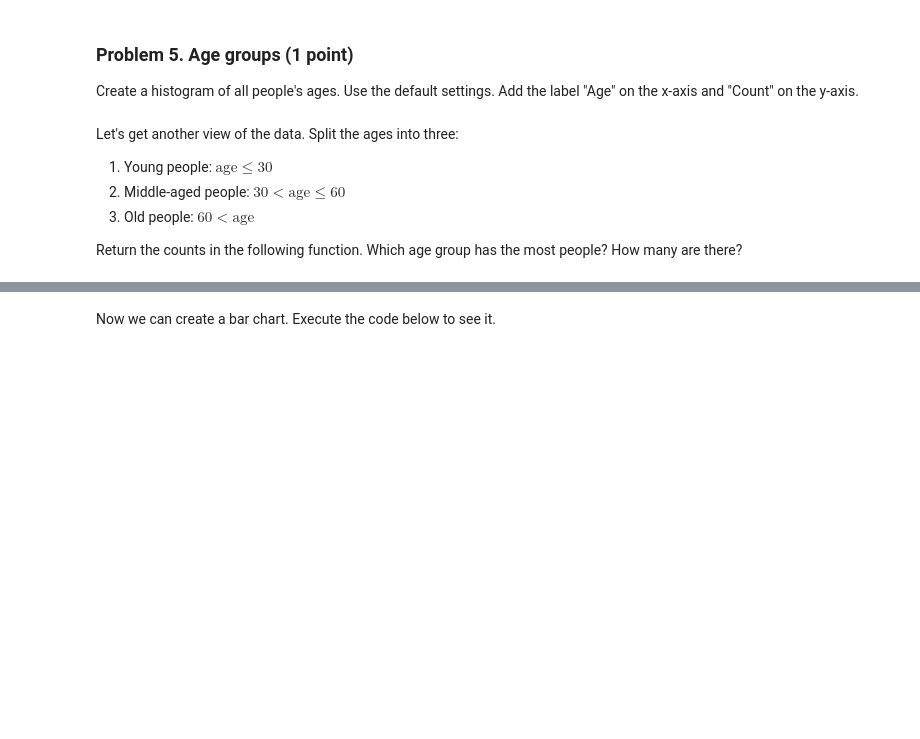
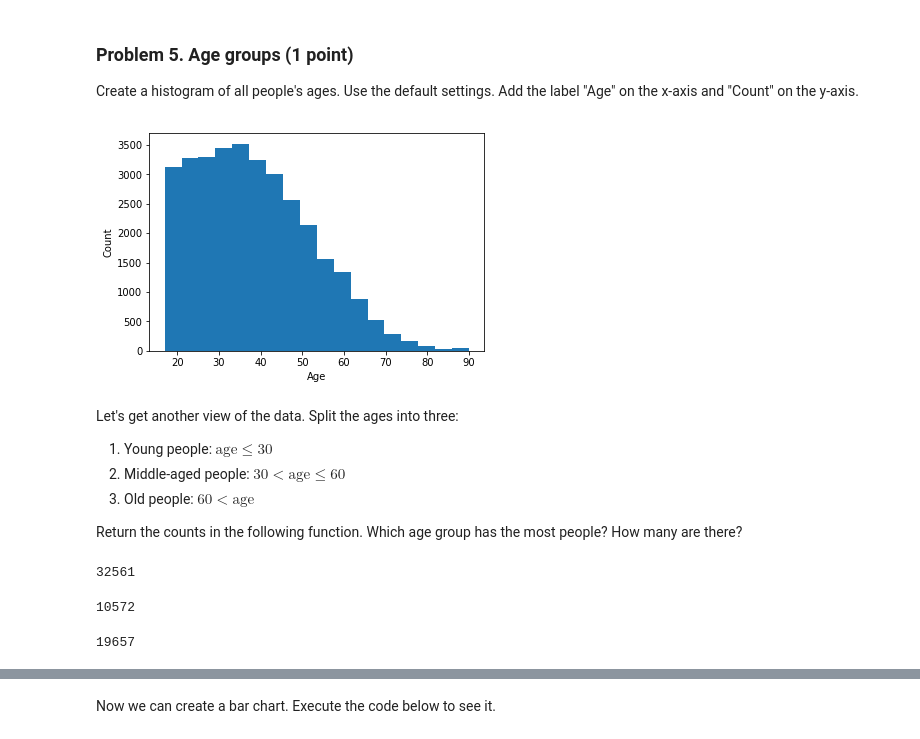
Before and after one commit to viraco4a/SoftUni, a Jupyter notebook: DataScience/03. Data-Visualization-Exploratory-Data-Analysis-Ex/Data Visualization and EDA Lab.ipynb, the cells around one changed output, grey strips where cells are left out. Saved outputs shown, nothing was run; the diff lists cells and outputs as text; code cells hidden in the pictures; blank space fills up the shorter version.

```diff
--- a/DataScience/03. Data-Visualization-Exploratory-Data-Analysis-Ex/Data Visualization and EDA Lab.ipynb
+++ b/DataScience/03. Data-Visualization-Exploratory-Data-Analysis-Ex/Data Visualization and EDA Lab.ipynb
@@ -211,3 +206,11 @@ raise NotImplementedError()
+# %%
+plt.hist(income_data['age'], bins = 18)
+
+plt.xlabel("Age")
+plt.ylabel("Count")
+plt.show()
+# %% [output]
+[figure, added]
 # %% [markdown]
 Let's get another view of the data. Split the ages into three:
 1. Young people: $\text{age} \le 30$
@@ -223,0 +221,14 @@ def get_num_people_by_age_category(dataframe):
+# %%
+income_data.shape[0]
+# %% [output]
+32561
+# %%
+young = income_data[income_data['age'] <= 30].shape[0]
+young
+# %% [output]
+10572
+# %%
+mid = income_data[(income_data['age'] > 30) & (income_data['age'] <= 60)].shape[0]
+mid
+# %% [output]
+19657
```
Also changed, not shown: parts of 27 cells of this notebook.
